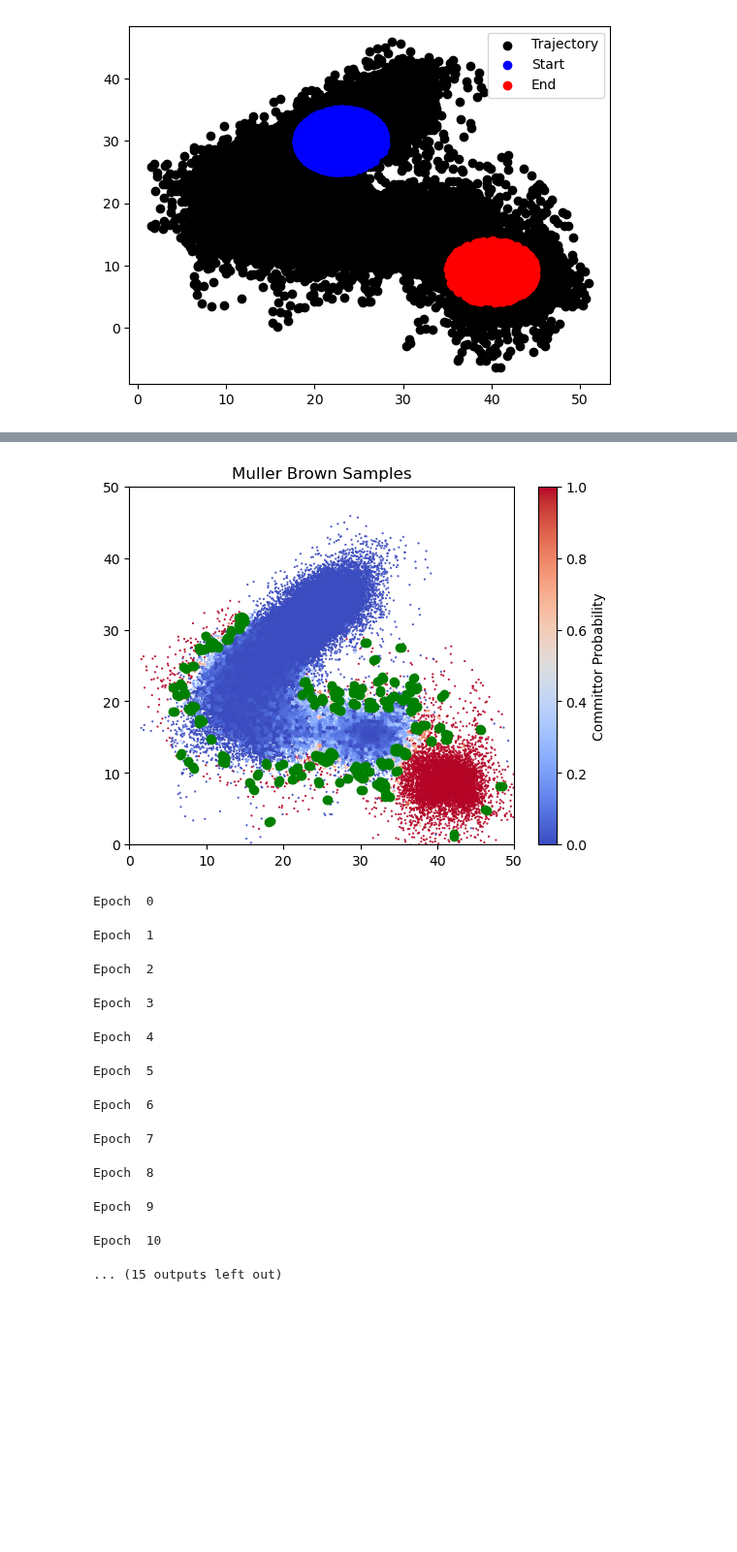
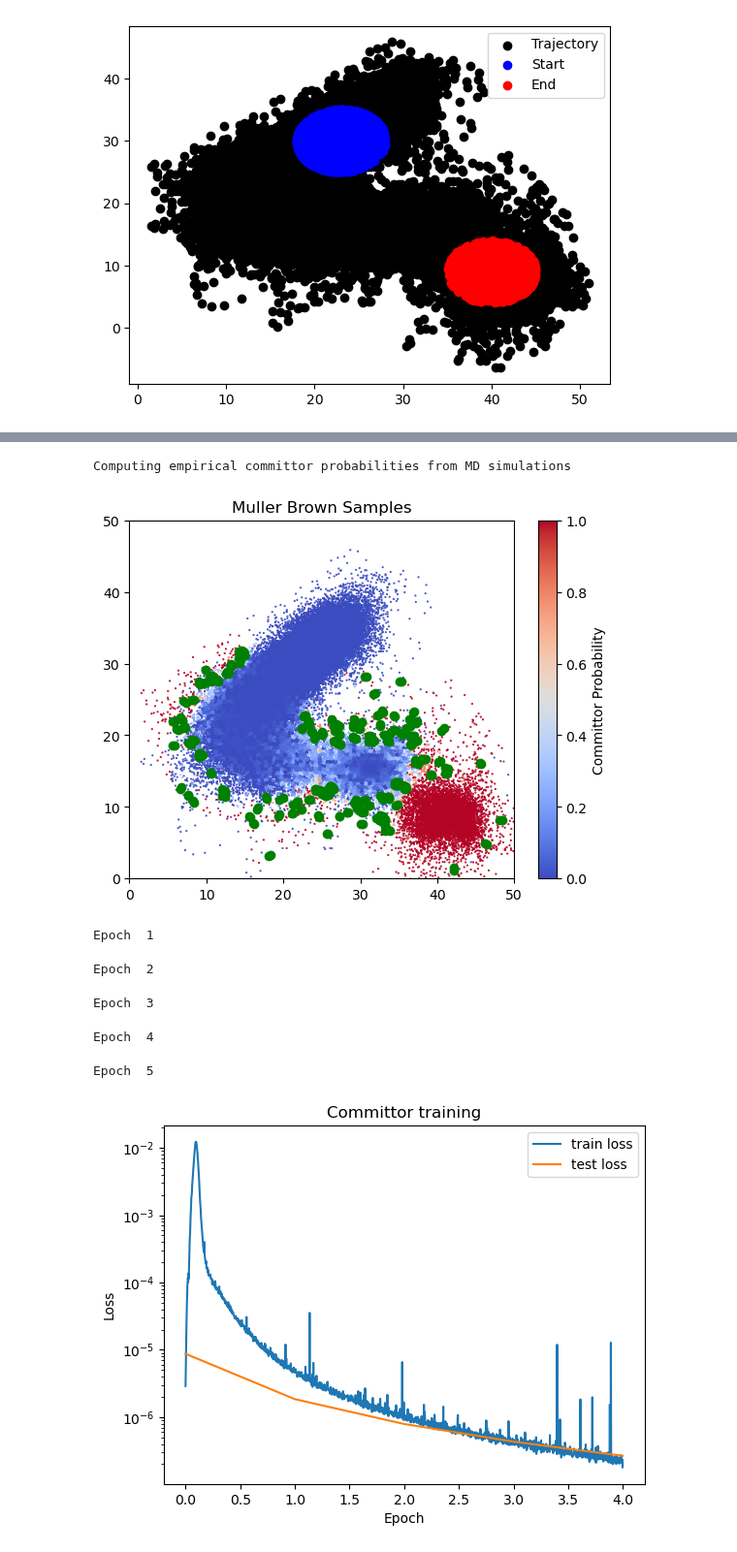
Before and after one commit to michael-psenka/OM-TPS, a Jupyter notebook: train_committor_mb.ipynb, the cells around one changed output, grey strips where cells are left out. Shown at 97% size. Saved outputs shown, nothing was run; the diff lists cells and outputs as text; code cells hidden in the pictures; blank space fills up the shorter version.

```diff
--- a/train_committor_mb.ipynb
+++ b/train_committor_mb.ipynb
@@ -174,7 +179,12 @@ import torch.nn.functional as F
 import torch.nn as nn
 from tqdm import tqdm
 from ase import units
+from diffusion_likelihood import get_likelihood_fn
+from sde_lib import VPSDE
+import import_ipynb
+from mb_ddpm import MLP, MBDiffusionModel
 
+print("Computing empirical committor probabilities from MD simulations")
 committor_probs  = get_gt_committor_probs(all_pos, start_indicator,end_indicator, calculator)
 plot_samples(all_pos.reshape(-1, 2), committor_probs.reshape(-1, 2))
 
@@ -222,7 +232,7 @@ std = torch.tensor(mean).to(device).to(torch.float32)
 
 # Train the model on the sampled molecules
 batch_size = 1024
-n_epochs = 25
+n_epochs = 5
 max_data_size = 422000
 filter_transition = True
 sl_loss_coeff = 0.0
@@ -241,18 +251,21 @@ test_losses = []
 # split sampled_mol and cluster_assignments into train test sets
 gt_traj_keep = gt_traj[idxs]
 
-# Compute importance-sampling weights (ideally from likelihood estimate of the generative model, but for now the Bolzmann-factors from the analytical energy function
+# Compute importance-sampling weights from likelihood estimate of the generative model
+
 energies = calculator.get_energy(gt_traj_keep)
 min_energy = energies.min()
 reweighting_factors_keep = torch.exp(-(energies - min_energy) / (units.kB * 700))
-reweighting_factors_keep = reweighting_factors_keep / reweighting_factors_keep.sum()
+
+# log_probs = 5*torch.load("mb_log_probs.pt")
+# reweighting_factors_keep = torch.exp(log_probs)
+# reweighting_factors_keep = reweighting_factors_keep / reweighting_factors_keep.sum()
 
 start_mask_keep = start_indicator.reshape(-1, 1)[idxs]
 end_mask_keep = end_indicator.reshape(-1, 1)[idxs]
 
 gt_probs_keep = committor_probs.reshape(-1,1)[idxs]
 
-# TODO: investigate whether the stochasticity in results is due to the random split, the random initialization of the model, or the shuffling of the dataloader
 x_train, x_test, start_train, start_test, end_train, end_test, probs_train, probs_test, weight_train, weight_test = train_test_split(gt_traj_keep, start_mask_keep, end_mask_keep, gt_probs_keep, reweighting_factors_keep, test_size=0.2)
 trainset = torch.utils.data.TensorDataset(torch.tensor(x_train), torch.tensor(start_train), torch.tensor(end_train), torch.tensor(probs_train), torch.tensor(weight_train))
 train_dataloader = torch.utils.data.DataLoader(trainset, batch_size=batch_size, shuffle=True)
@@ -262,7 +275,7 @@ test_dataloader = torch.utils.data.DataLoader(testset, batch_size=batch_size, sh
 
 for e in range(n_epochs):
     committor_model.train()
-    print("Epoch ", e)
+    print("Epoch ", e+1)
     for x, start, end, prob, weights in tqdm(train_dataloader):
         weights = weights.unsqueeze(-1).to(device)
         optimizer.zero_grad()
@@ -342,40 +355,35 @@ for e in range(n_epochs):
         grad_loss = (batch_weights * grad_prob.square().sum(-1, keepdim = True)[transition_mask]).sum()
         if start.sum() > 0:
             start_boundary_loss = (pred_prob**2)[start].mean()
         if start.sum() > 0:
             end_boundary_loss = ((1 - pred_prob)**2)[end].mean()
 
         sl_loss = (pred_prob - prob).square().mean()
 
         loss = sl_loss_coeff*sl_loss + start_loss_coeff*start_boundary_loss + end_loss_coeff*end_boundary_loss + grad_loss_coeff*grad_loss
 
         tls.append(grad_loss.detach().unsqueeze(-1))
 
     test_loss = torch.cat(tls).sum(0) / len(tls)
     test_losses.append(test_loss.unsqueeze(-1))
 
 
 train_losses = torch.cat(train_losses).cpu().numpy()
 test_losses = torch.cat(test_losses).cpu().numpy()
 
 plot_losses(train_losses, test_losses, "Committor training")
 
 # Save the model
 torch.save(committor_model, f"mb-committor-model.pt")
 # %% [output]
+Computing empirical committor probabilities from MD simulations
 [figure]
-Epoch  0
 Epoch  1
 Epoch  2
 Epoch  3
 Epoch  4
 Epoch  5
-Epoch  6
-Epoch  7
-Epoch  8
-Epoch  9
-Epoch  10
-... (15 outputs left out)
+[figure, added]
 # %%
 # Compute model predicted committor probabilities by looping over the dataset
 committor_model.eval()
```
Also changed, not shown: parts of 7 cells of this notebook, 4 other files.
